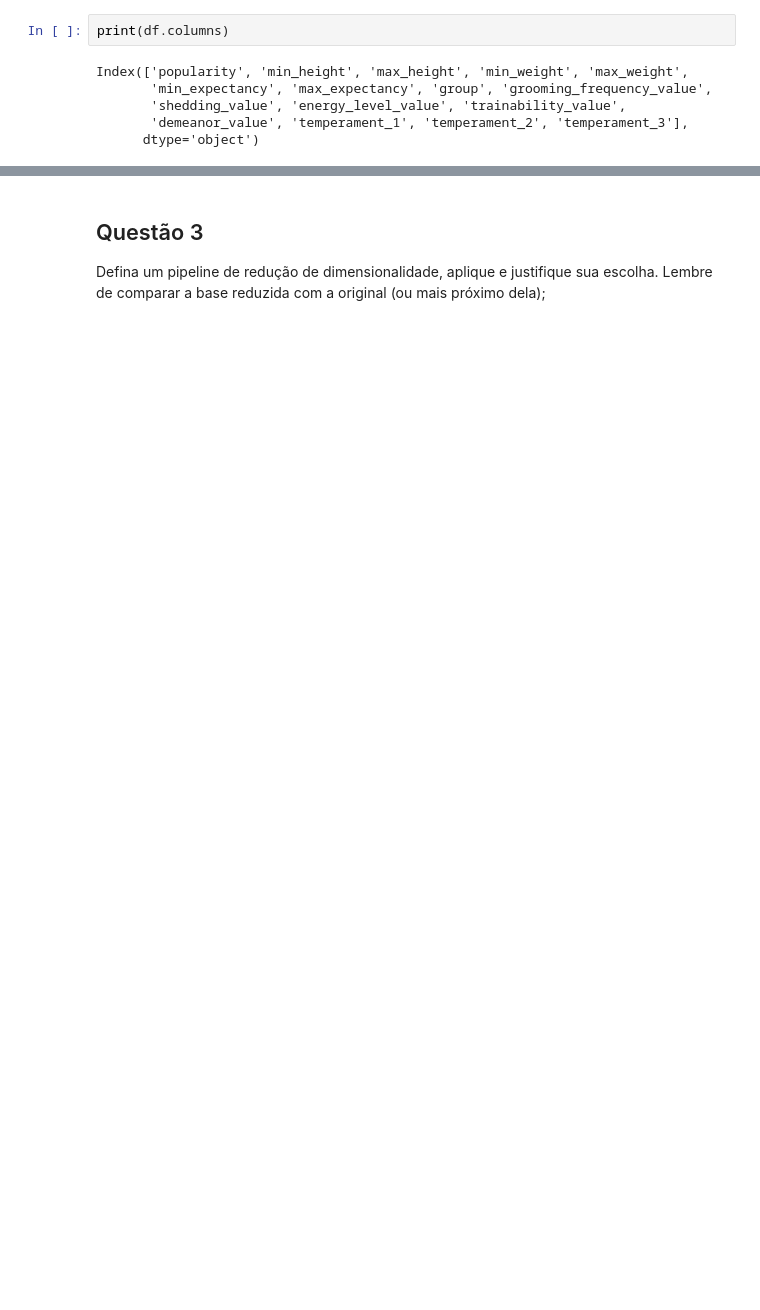
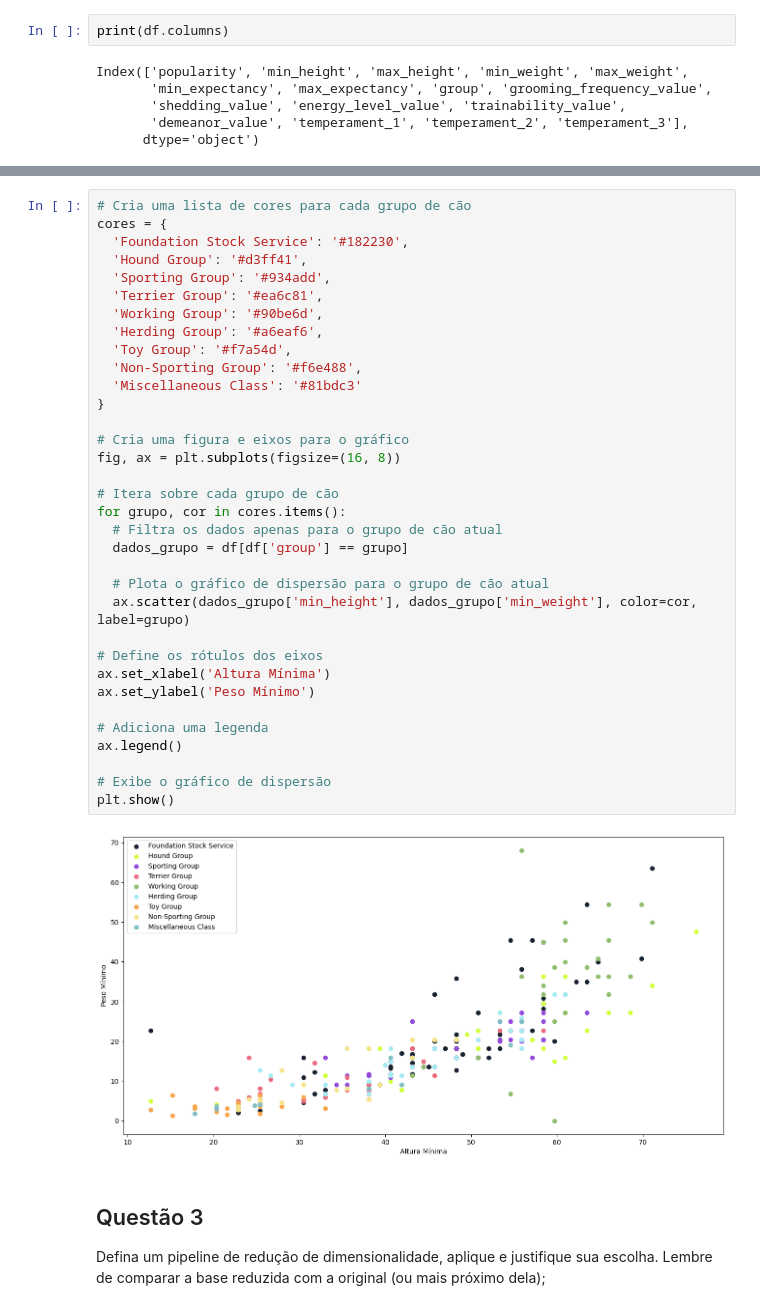
Before and after one commit to sammid37/IAI, a Jupyter notebook: unidade2/prova2.ipynb, the cells around one changed output, grey strips where cells are left out. Saved outputs shown, nothing was run; the diff lists cells and outputs as text; blank space fills up the shorter version.

```diff
--- a/unidade2/prova2.ipynb
+++ b/unidade2/prova2.ipynb
@@ -530,3 +568,39 @@ No artists with labels found to put in legend.  Note that artists whose label st
+# %%
+# Cria uma lista de cores para cada grupo de cão
+cores = {
+  'Foundation Stock Service': '#182230',
+  'Hound Group': '#d3ff41',
+  'Sporting Group': '#934add',
+  'Terrier Group': '#ea6c81',
+  'Working Group': '#90be6d',
+  'Herding Group': '#a6eaf6',
+  'Toy Group': '#f7a54d',
+  'Non-Sporting Group': '#f6e488',
+  'Miscellaneous Class': '#81bdc3'
+}
+
+# Cria uma figura e eixos para o gráfico
+fig, ax = plt.subplots(figsize=(16, 8))
+
+# Itera sobre cada grupo de cão
+for grupo, cor in cores.items():
+  # Filtra os dados apenas para o grupo de cão atual
+  dados_grupo = df[df['group'] == grupo]
+
+  # Plota o gráfico de dispersão para o grupo de cão atual
+  ax.scatter(dados_grupo['min_height'], dados_grupo['min_weight'], color=cor, label=grupo)
+
+# Define os rótulos dos eixos
+ax.set_xlabel('Altura Mínima')
+ax.set_ylabel('Peso Mínimo')
+
+# Adiciona uma legenda
+ax.legend()
+
+# Exibe o gráfico de dispersão
+plt.show()
+# %% [output]
+[figure, added]
 # %% [markdown]
 ## Questão 3
 Defina um pipeline de redução de dimensionalidade, aplique e justifique sua escolha. Lembre de comparar a base reduzida com a original (ou mais próximo dela);
```
Also changed, not shown: parts of 66 cells of this notebook.
